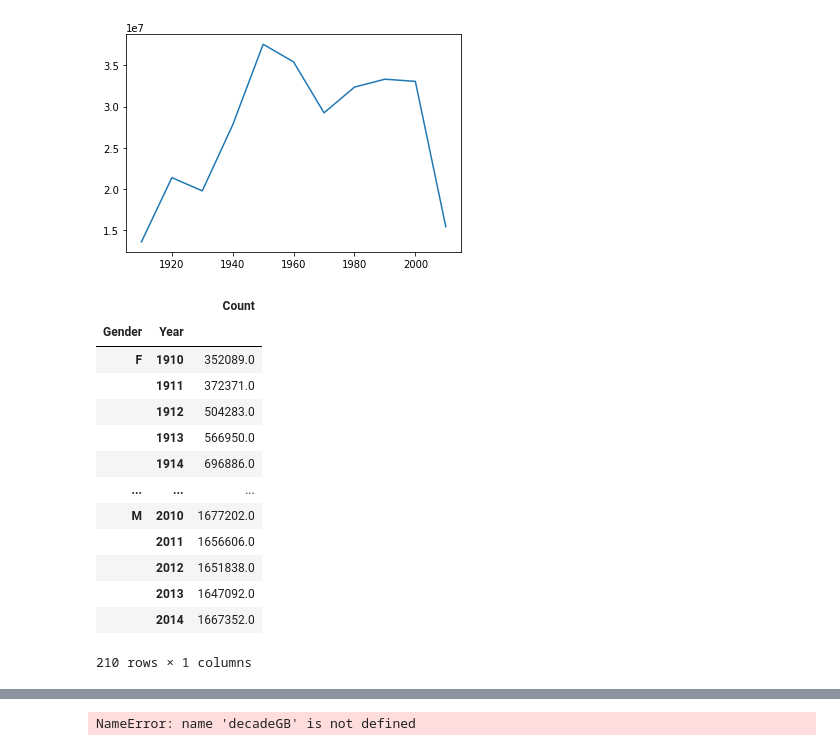
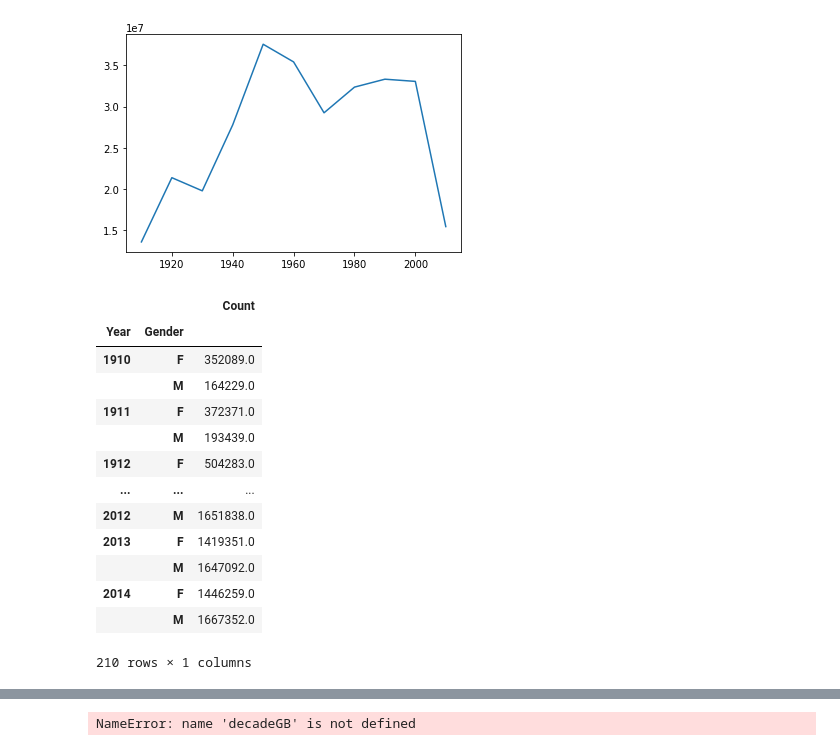
Before and after one commit to kekelee0714/BootcampProject, a Jupyter notebook: Matt/kaggleDataMatt.ipynb, the cells around one changed output, grey strips where cells are left out. Drawn from its saved outputs; the diff is of its cells as text; code cells hidden in the pictures.

Commit message:
Matt update names per gender per year

```diff
--- a/Matt/kaggleDataMatt.ipynb
+++ b/Matt/kaggleDataMatt.ipynb
@@ -73,21 +73,21 @@ plt.plot(baby_name_new.groupby(['Decade']).agg({'Count':np.sum}))
 [<matplotlib.lines.Line2D at 0x...>]
 [figure]
 # %%
-GenderNameGB = baby_name_new.groupby(['Gender', 'Year'])['Count'].sum()
+GenderNameGB = baby_name_new.groupby(['Year', 'Gender'])['Count'].sum()
 GenderNameGBDF = pd.DataFrame(GenderNameGB)
 GenderNameGBDF
 # %% [output]
 |  |  | Count |
-| Gender | Year |  |
-| F | 1910 | 352089.0 |
-|  | 1911 | 372371.0 |
-|  | 1912 | 504283.0 |
-|  | 1913 | 566950.0 |
-|  | 1914 | 696886.0 |
+| Year | Gender |  |
+| 1910 | F | 352089.0 |
+|  | M | 164229.0 |
+| 1911 | F | 372371.0 |
+|  | M | 193439.0 |
+| 1912 | F | 504283.0 |
 | ... | ... | ... |
-| M | 2010 | 1677202.0 |
-|  | 2011 | 1656606.0 |
-|  | 2012 | 1651838.0 |
-|  | 2013 | 1647092.0 |
-|  | 2014 | 1667352.0 |
+| 2012 | M | 1651838.0 |
+| 2013 | F | 1419351.0 |
+|  | M | 1647092.0 |
+| 2014 | F | 1446259.0 |
+|  | M | 1667352.0 |
 210 rows × 1 columns
```
Also changed, not shown: parts of 2 cells of this notebook.
